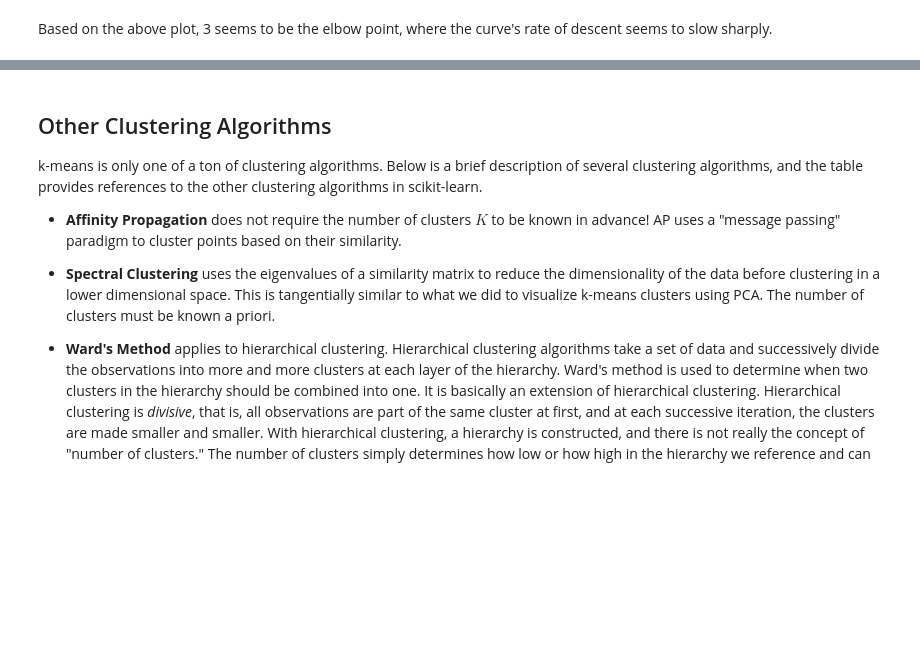
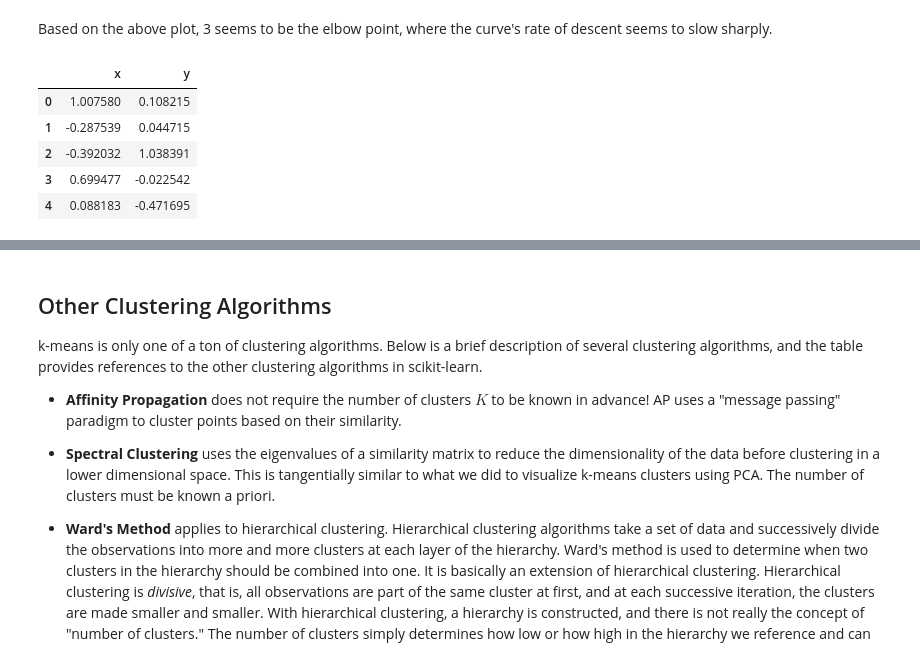
Before and after one commit to yusufarslanpolat/Springboard, a Jupyter notebook: modelling/clustering/Mini_Project_Clustering.ipynb, the cells around one changed output, grey strips where cells are left out. Cells and saved outputs as stored; diff of their text form; code cells hidden in the pictures; blank space fills up the shorter version.

```diff
--- a/modelling/clustering/Mini_Project_Clustering.ipynb
+++ b/modelling/clustering/Mini_Project_Clustering.ipynb
@@ -382,3 +365,17 @@ plt.show()
 [figure]
 # %% [markdown]
 Based on the above plot, 3 seems to be the elbow point, where the curve's rate of descent seems to slow sharply.
+# %%
+pca = PCA(n_components=2)
+x_cols_2 = pca.fit_transform(x_cols)
+
+df_pca = pd.DataFrame(x_cols_2)
+df_pca.columns = ['x', 'y']
+df_pca.head()
+# %% [output]
+|  | x | y |
+| 0 | 1.007580 | 0.108215 |
+| 1 | -0.287539 | 0.044715 |
+| 2 | -0.392032 | 1.038391 |
+| 3 | 0.699477 | -0.022542 |
+| 4 | 0.088183 | -0.471695 |
```
Also changed, not shown: parts of 11 cells of this notebook.
